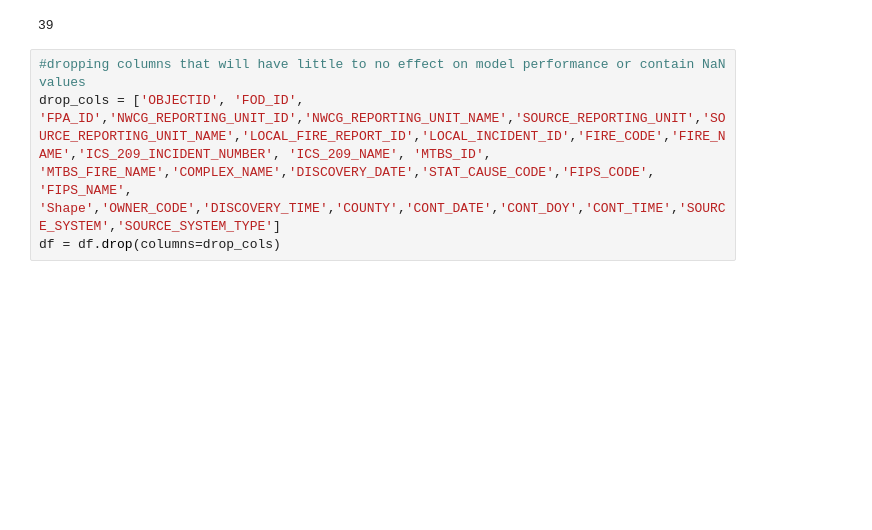
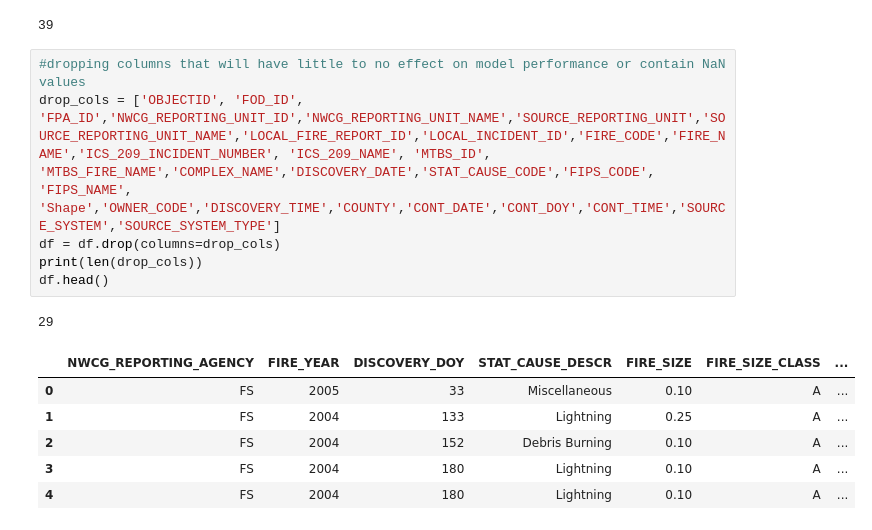
Before and after one commit to akhileshappala/Masters-Datamining-project, a Jupyter notebook: cause_prediction/pre-processing.ipynb, the cells around one changed output. Cells and saved outputs as stored; diff of their text form; blank space fills up the shorter version.

```diff
--- a/cause_prediction/pre-processing.ipynb
+++ b/cause_prediction/pre-processing.ipynb
@@ -51,4 +48,14 @@ len(df.columns)
 # %%
 #dropping columns that will have little to no effect on model performance or contain NaN values
 drop_cols = ['OBJECTID', 'FOD_ID', 'FPA_ID','NWCG_REPORTING_UNIT_ID','NWCG_REPORTING_UNIT_NAME','SOURCE_REPORTING_UNIT','SOURCE_REPORTING_UNIT_NAME','LOCAL_FIRE_REPORT_ID','LOCAL_INCIDENT_ID','FIRE_CODE','FIRE_NAME','ICS_209_INCIDENT_NUMBER', 'ICS_209_NAME', 'MTBS_ID', 'MTBS_FIRE_NAME','COMPLEX_NAME','DISCOVERY_DATE','STAT_CAUSE_CODE','FIPS_CODE', 'FIPS_NAME', 'Shape','OWNER_CODE','DISCOVERY_TIME','COUNTY','CONT_DATE','CONT_DOY','CONT_TIME','SOURCE_SYSTEM','SOURCE_SYSTEM_TYPE']
 df = df.drop(columns=drop_cols)
+print(len(drop_cols))
+df.head()
+# %% [output]
+29
+|  | NWCG_REPORTING_AGENCY | FIRE_YEAR | DISCOVERY_DOY | STAT_CAUSE_DESCR | FIRE_SIZE | FIRE_SIZE_CLASS | ... |
+| 0 | FS | 2005 | 33 | Miscellaneous | 0.10 | A | ... |
+| 1 | FS | 2004 | 133 | Lightning | 0.25 | A | ... |
+| 2 | FS | 2004 | 152 | Debris Burning | 0.10 | A | ... |
+| 3 | FS | 2004 | 180 | Lightning | 0.10 | A | ... |
+| 4 | FS | 2004 | 180 | Lightning | 0.10 | A | ... |
```
Also changed, not shown: parts of 11 cells of this notebook.
